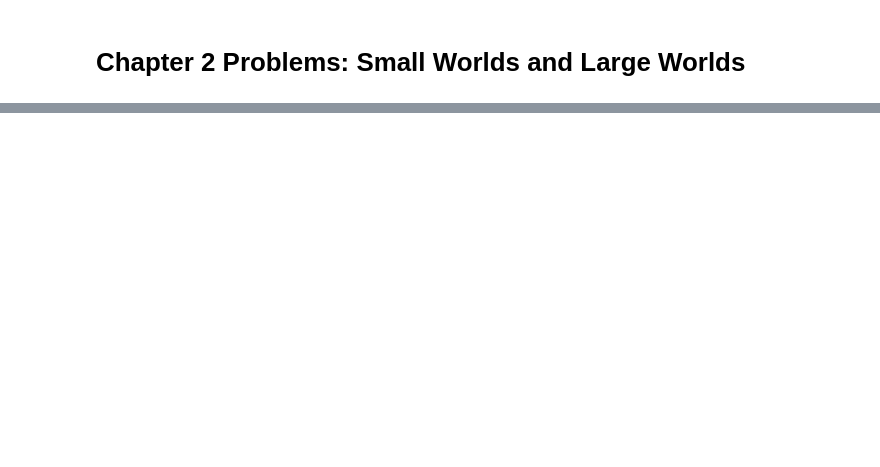
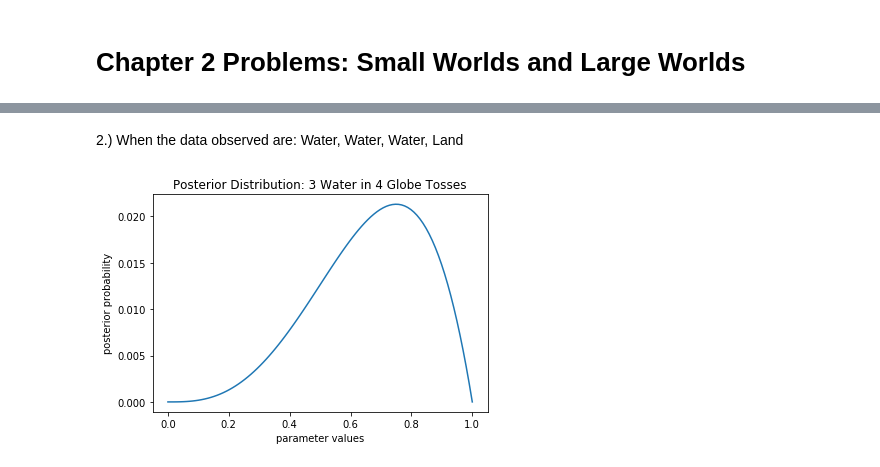
Before and after one commit to BrandonHoeft/Bayesian-Inference, a Jupyter notebook: statistical-rethinking/chapter2_problems.ipynb, the cells around one changed output, grey strips where cells are left out. Saved outputs shown, nothing was run; the diff lists cells and outputs as text; code cells hidden in the pictures; blank space fills up the shorter version.

```diff
--- a/statistical-rethinking/chapter2_problems.ipynb
+++ b/statistical-rethinking/chapter2_problems.ipynb
@@ -28,0 +41,11 @@ def binomial_posterior(successes=3, n_trials=3, grid_length=100):
+# %% [markdown]
+2.) When the data observed are: Water, Water, Water, Land
+# %%
+p_grid, posterior = binomial_posterior(successes=3, n_trials=4)
+plt.plot(p_grid, posterior)
+plt.title('Posterior Distribution: 3 Water in 4 Globe Tosses')
+plt.ylabel('posterior probability')
+plt.xlabel('parameter values')
+plt.show()
+# %% [output]
+[figure, added]
```
Also changed, not shown: parts of 6 cells of this notebook.
